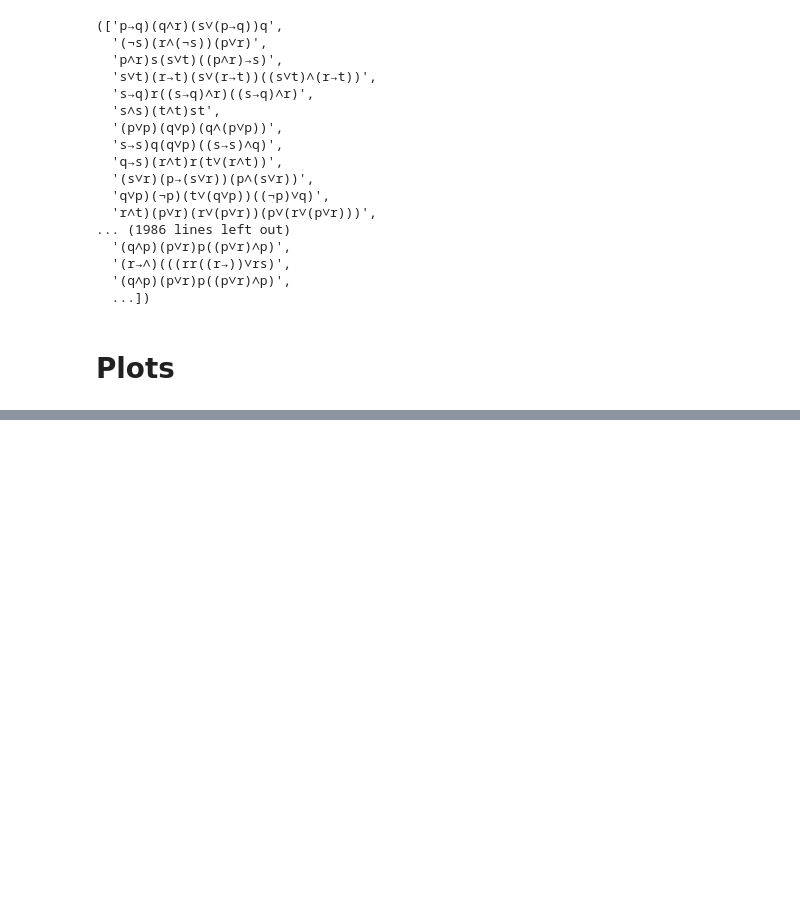
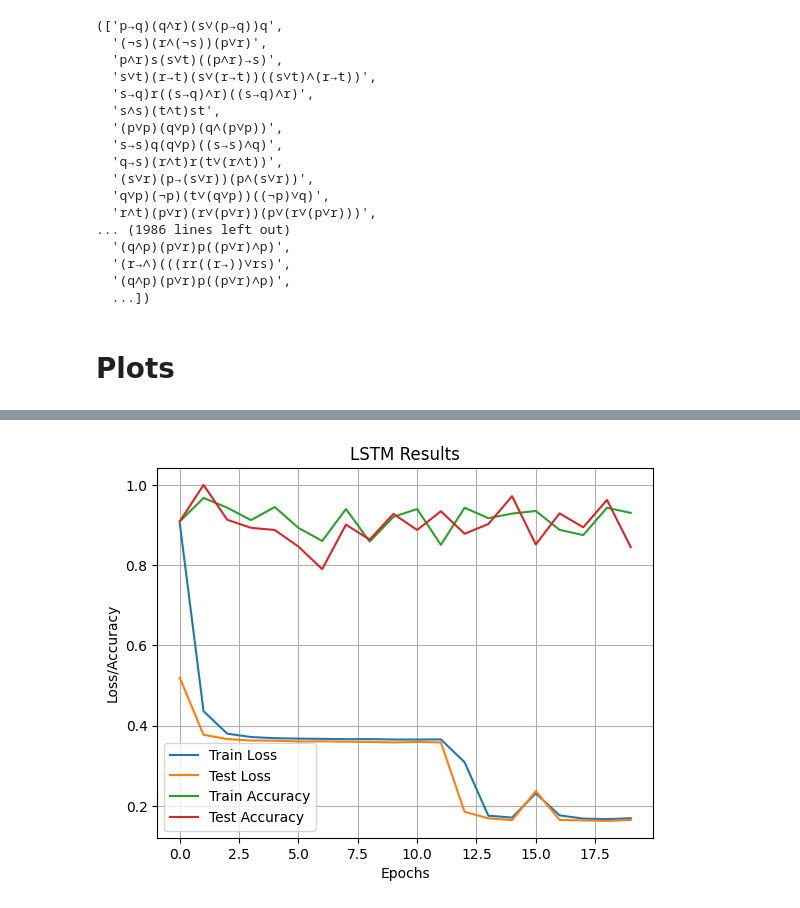
Before and after one commit to stereifberger/logical_derivations_with_transformers, a Jupyter notebook: implementation.ipynb, the cells around one changed output, grey strips where cells are left out. Drawn from its saved outputs; the diff is of its cells as text; code cells hidden in the pictures; blank space fills up the shorter version.

```diff
--- a/implementation.ipynb
+++ b/implementation.ipynb
@@ -298,0 +352,22 @@ plt.show()
+# %%
+import matplotlib.pyplot as plt
+
+leng = range(len(LSTM_CELtrain))
+
+# Create the plot
+plt.plot(leng, LSTM_CELtrain, label='Train Loss')
+plt.plot(leng, LSTM_CELtest, label='Test Loss')
+plt.plot(leng, LSTM_ACCtrain, label='Train Accuracy')
+plt.plot(leng, LSTM_ACCtest, label='Test Accuracy')
+
+# Add labels and title
+plt.xlabel('Epochs')
+plt.ylabel('Loss/Accuracy')
+plt.title('LSTM Results')
+plt.legend()
+plt.grid(True)
+
+# Show the plot
+plt.show()
+# %% [output]
+[figure, added]
```
Also changed, not shown: parts of 6 cells of this notebook, 7 other files.
